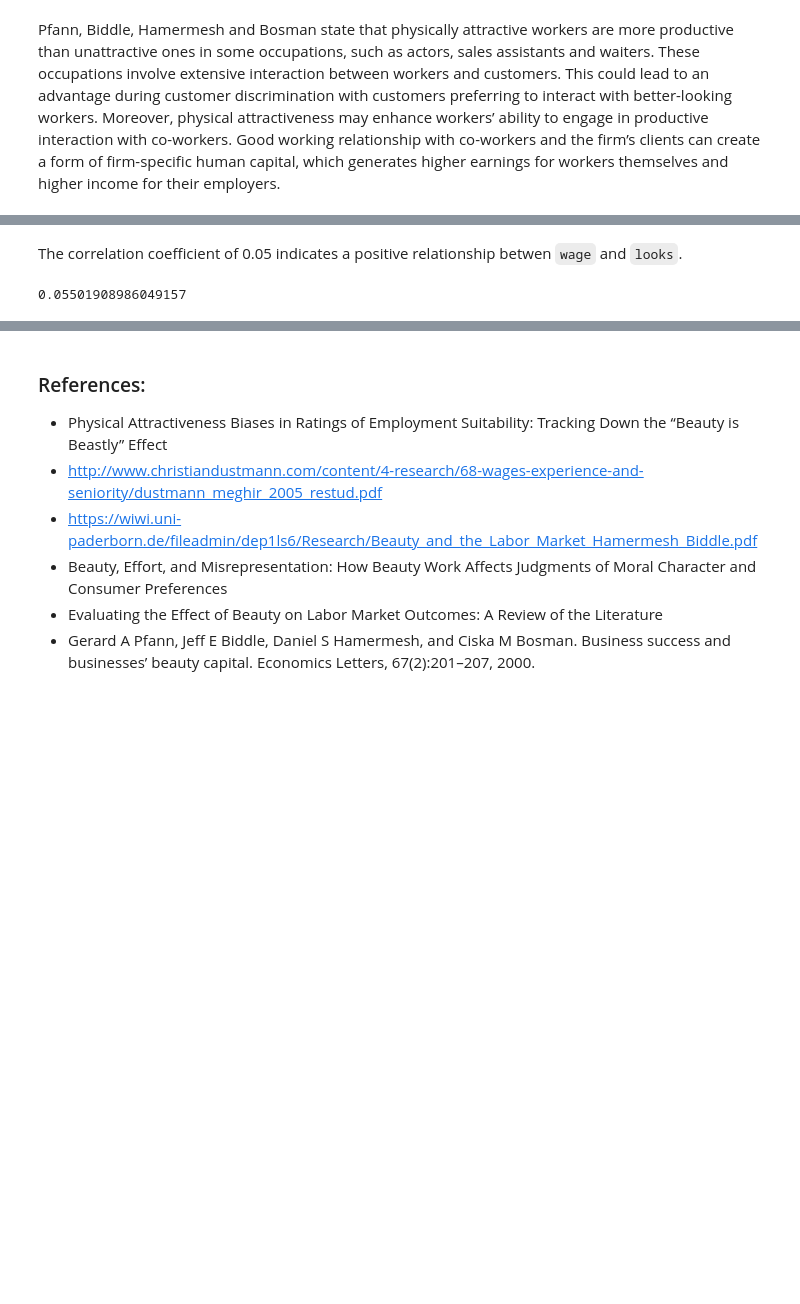
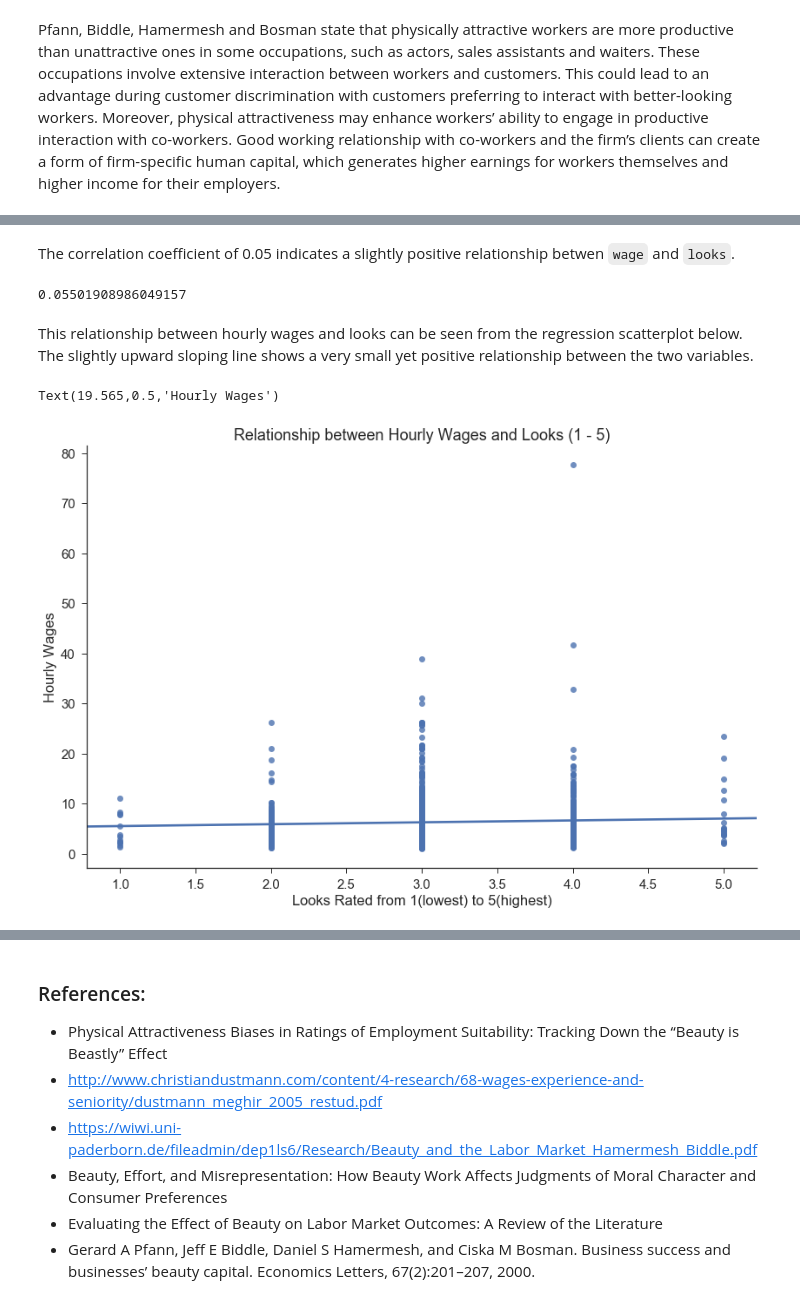
Before and after one commit to shrutirao94/beauty-and-the-labour-market, a Jupyter notebook: Beauty and the Labour Market.ipynb, the cells around one changed output, grey strips where cells are left out. Cells and saved outputs as stored; diff of their text form; code cells hidden in the pictures; blank space fills up the shorter version.

```diff
--- a/Beauty and the Labour Market.ipynb
+++ b/Beauty and the Labour Market.ipynb
@@ -261,3 +269,3 @@ Warnings:
 # %% [markdown]
-The correlation coefficient of 0.05 indicates a positive relationship betwen `wage` and `looks`.
+The correlation coefficient of 0.05 indicates a slightly positive relationship betwen `wage` and `looks`.
 # %%
@@ -265,3 +273,20 @@ np.corrcoef(data['wage'], data['looks'])[0,1]
 # %% [output]
 0.05501908986049157
+# %% [markdown]
+This relationship between hourly wages and looks can be seen from the regression scatterplot below. The slightly upward sloping line shows a very small yet positive relationship between the two variables.
+# %%
+#Set style
+sns.set_context("notebook", font_scale=1.5)
+sns.set_style("ticks")
+
+# Plot Data
+g = sns.lmplot(x="looks", y="wage", size=8, ci=None, data=data, aspect=1.5)
+
+# Plot Labels
+plt.title("Relationship between Hourly Wages and Looks (1 - 5)")
+plt.xlabel('Looks Rated from 1(lowest) to 5(highest)')
+plt.ylabel('Hourly Wages')
+# %% [output]
+Text(19.565,0.5,'Hourly Wages')
+[figure, added]
 # %% [markdown]
```
Also changed, not shown: parts of 17 cells of this notebook.
